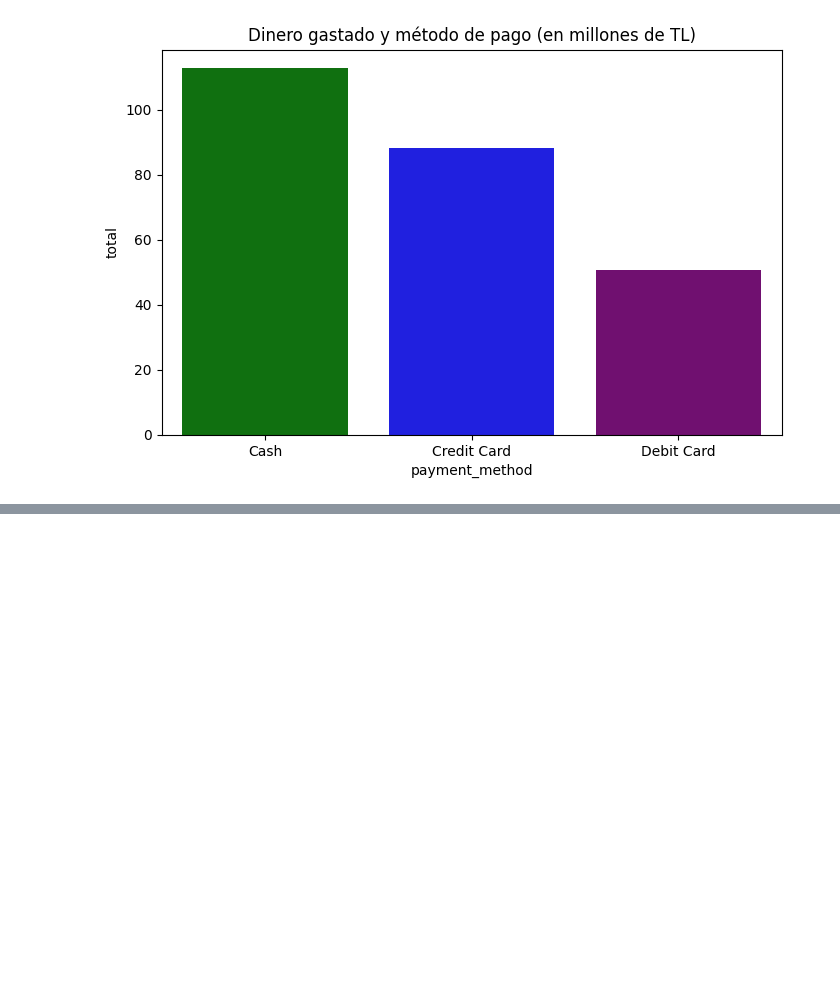
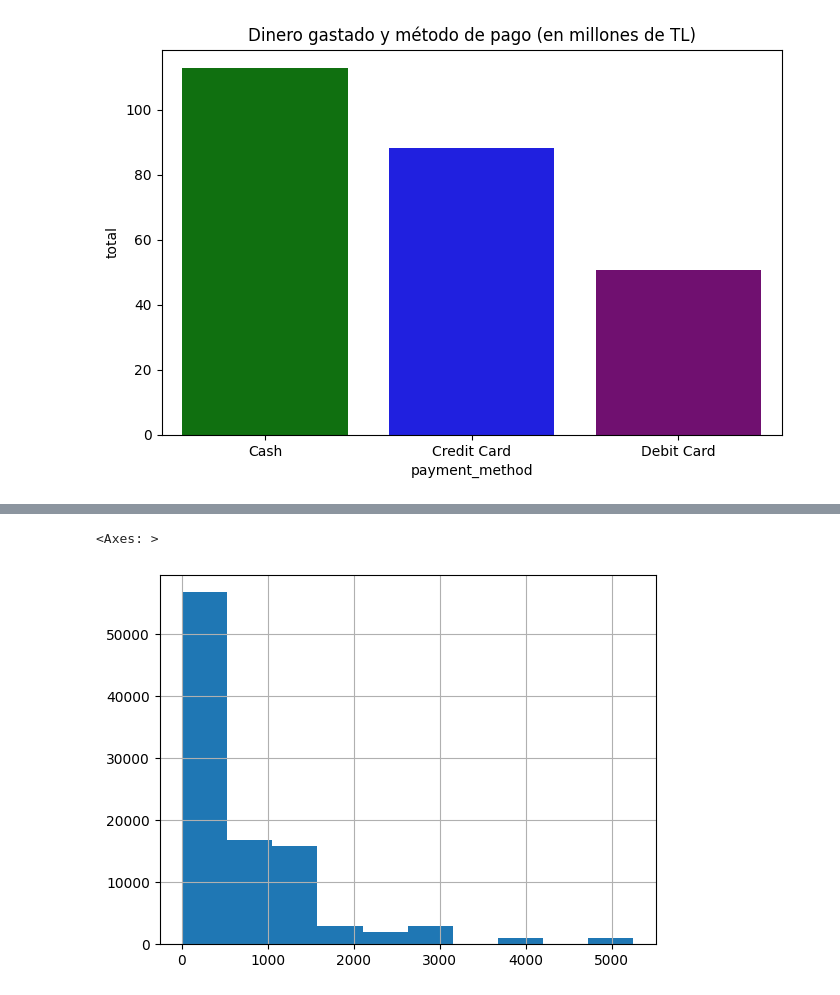
Before and after one commit to wvita1975/analisis_retail, a Jupyter notebook: retail.ipynb, the cells around one changed output, grey strips where cells are left out. Cells and saved outputs as stored; diff of their text form; code cells hidden in the pictures; blank space fills up the shorter version.

```diff
--- a/retail.ipynb
+++ b/retail.ipynb
@@ -412,0 +415,3 @@ Passing `palette` without assigning `hue` is deprecated and will be removed in v
+# %%
+df7 = df0.copy()
+df7.head(3)
@@ -412,0 +435,5 @@ Passing `palette` without assigning `hue` is deprecated and will be removed in v
+# %%
+df7['price'].hist()
+# %% [output]
+<Axes: >
+[figure, added]
```
Also changed, not shown: parts of 9 cells of this notebook.
